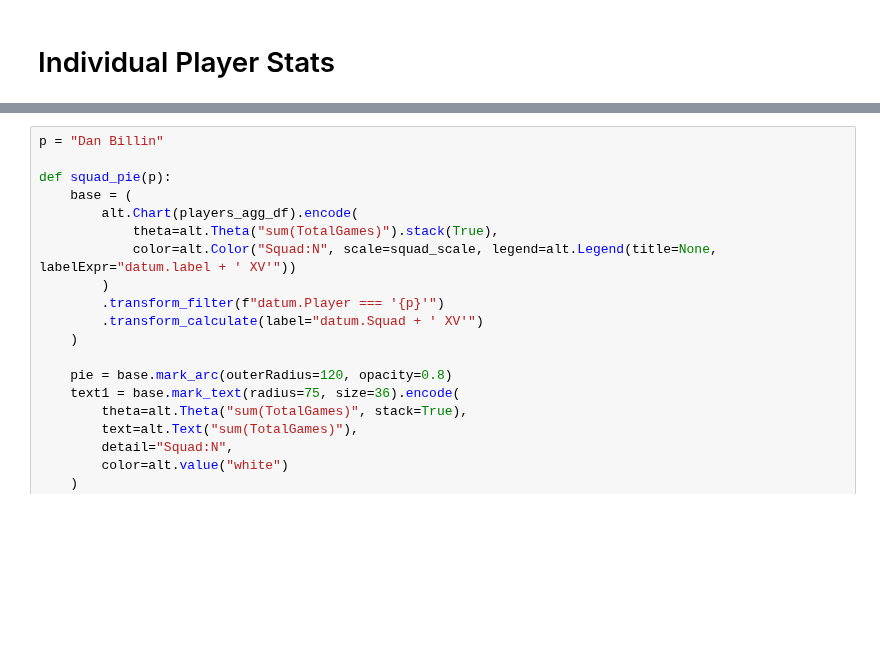
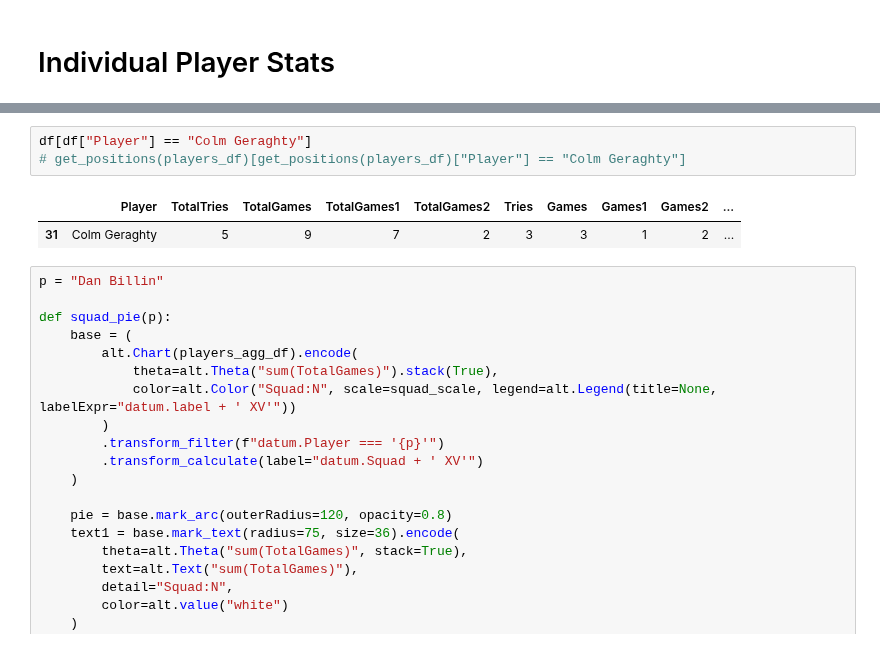
Before and after one commit to samnlindsay/egrfc-stats, a Jupyter notebook: Analysis.ipynb, the cells around one changed output, grey strips where cells are left out. Cells and saved outputs as stored; diff of their text form; blank space fills up the shorter version.

```diff
--- a/Analysis.ipynb
+++ b/Analysis.ipynb
@@ -226,3 +209,9 @@ a,b,c = player_data("Sam Lindsay-McCall").values()
+# %%
+df[df["Player"] == "Colm Geraghty"]
+# get_positions(players_df)[get_positions(players_df)["Player"] == "Colm Geraghty"]
+# %% [output]
+|  | Player | TotalTries | TotalGames | TotalGames1 | TotalGames2 | Tries | Games | Games1 | Games2 | ... |
+| 31 | Colm Geraghty | 5 | 9 | 7 | 2 | 3 | 3 | 1 | 2 | ... |
 # %%
 p = "Dan Billin"
 
```
Also changed, not shown: parts of 10 cells of this notebook, 35 other files.
